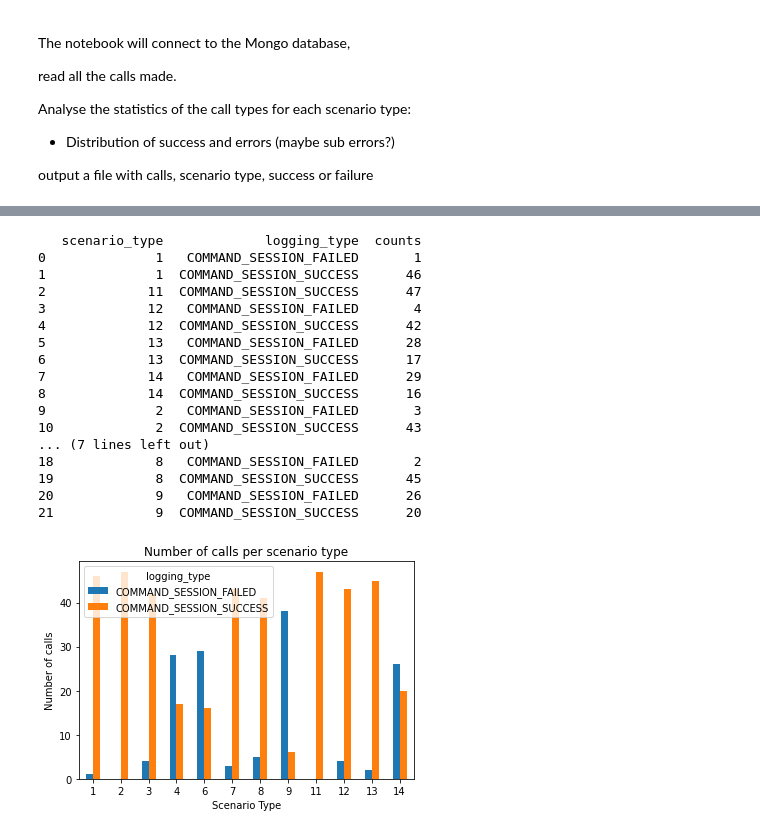
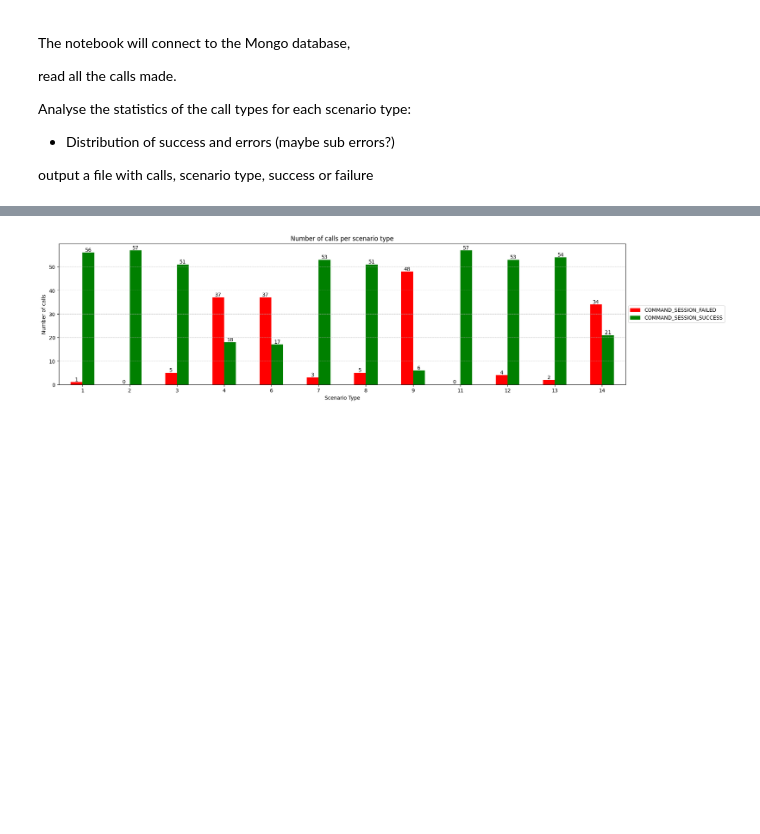
Before and after one commit to Master2022E/OnionRTC-experiment, a Jupyter notebook: Dataprocess/ExtractCallsFromMongo.ipynb, the cells around one changed output, grey strips where cells are left out. Cells and saved outputs as stored; diff of their text form; code cells hidden in the pictures; blank space fills up the shorter version.

Commit message:
Add example data and prettify sessions  graph

```diff
--- a/Dataprocess/ExtractCallsFromMongo.ipynb
+++ b/Dataprocess/ExtractCallsFromMongo.ipynb
@@ -21,12 +21,12 @@ import json
 # %%
 load_dotenv()
 
-fileOutput = "CallsData.csv"
+fileOutput = "output_folder/CallsData.csv"
 
 address = 'mongodb://{user}:{password}@localhost:{port}'.format(
     user= os.getenv('MONGO_USER'),
     password= os.getenv('MONGO_PASSWORD'),
-    host= os.getenv('MONGO_HOST'),
+    host= "localhost",
     port= os.getenv('MONGO_PORT')
 )
 client = MongoClient(address)
@@ -62,54 +62,50 @@ The data frame has the scenario types: ['1' '2' '3' '4' '6' '7' '8' '9' '11' '12
 # %%
 # Analyze the call data.
 
 # Select the rows where the logging type is COMMAND_SESSION_SUCCESS or COMMAND_SESSION_FAILED
 dfSuccess = df.loc[df["logging_type"] == "COMMAND_SESSION_SUCCESS"]
 dfErrors = df.loc[df["logging_type"] == "COMMAND_SESSION_FAILED"]
 data = pd.concat([dfSuccess, dfErrors])
-
 
 
 #TODO: Make sure that the data command success and failed are unique.
 size = data.shape
 barData = data.drop_duplicates("room_id", keep="first")
 if(barData.shape[0] != size[0]):
   raise("There are duplicates in the data")
   pass
 
 
 barData = barData.groupby(['scenario_type', 'logging_type']).size().reset_index(name='counts')
 
 # Print the number of success and failed for each scenario type.
-print(barData)
+#print(barData)
 
 # plot the data with 2 bars for each scenario type
-barData.pivot(index='scenario_type', columns='logging_type', values='counts').plot(kind='bar')
+barData.pivot(index='scenario_type', columns='logging_type', values='counts').plot(kind='bar',color='rg' )
 plt.xlabel("Scenario Type")
 plt.ylabel("Number of calls")
 labels_order = df["scenario_type"].unique()
 plt.xticks(range(len(labels_order)), labels_order, rotation=0)
 #plt.yticks(range(0, 100, 10))
 plt.title("Number of calls per scenario type")
+# set size of plot
+#plt.rcParams["figure.figsize"] = (20,5)
+# set grid on x-axis in plot
+plt.grid(axis='y', linestyle='--', linewidth=0.5)
+# show labels on top of bars
+for p in plt.gca().patches:
+    plt.gca().annotate(str(int(p.get_height())), (p.get_x() + p.get_width() / 2., p.get_height()),
+            ha='center', va='center', xytext=(0, 5), textcoords='offset points')
+
+
+plt.legend(fontsize=10)
+plt.legend(loc='center left', bbox_to_anchor=(1, 0.5))
+
+plt.savefig("output_folder/calls.png", bbox_inches='tight')
 plt.show()
 # %% [output]
-   scenario_type             logging_type  counts
-0              1   COMMAND_SESSION_FAILED       1
-1              1  COMMAND_SESSION_SUCCESS      46
-2             11  COMMAND_SESSION_SUCCESS      47
-3             12   COMMAND_SESSION_FAILED       4
-4             12  COMMAND_SESSION_SUCCESS      42
-5             13   COMMAND_SESSION_FAILED      28
-6             13  COMMAND_SESSION_SUCCESS      17
-7             14   COMMAND_SESSION_FAILED      29
-8             14  COMMAND_SESSION_SUCCESS      16
-9              2   COMMAND_SESSION_FAILED       3
-10             2  COMMAND_SESSION_SUCCESS      43
-... (7 lines left out)
-18             8   COMMAND_SESSION_FAILED       2
-19             8  COMMAND_SESSION_SUCCESS      45
-20             9   COMMAND_SESSION_FAILED      26
-21             9  COMMAND_SESSION_SUCCESS      20
-[figure, old version]
+[figure, new version]
 # %%
 # Save the data to a csv file
 data.to_csv(fileOutput, index=False)
```
Also changed, not shown: parts of 1 cell of this notebook, 6 other files.
